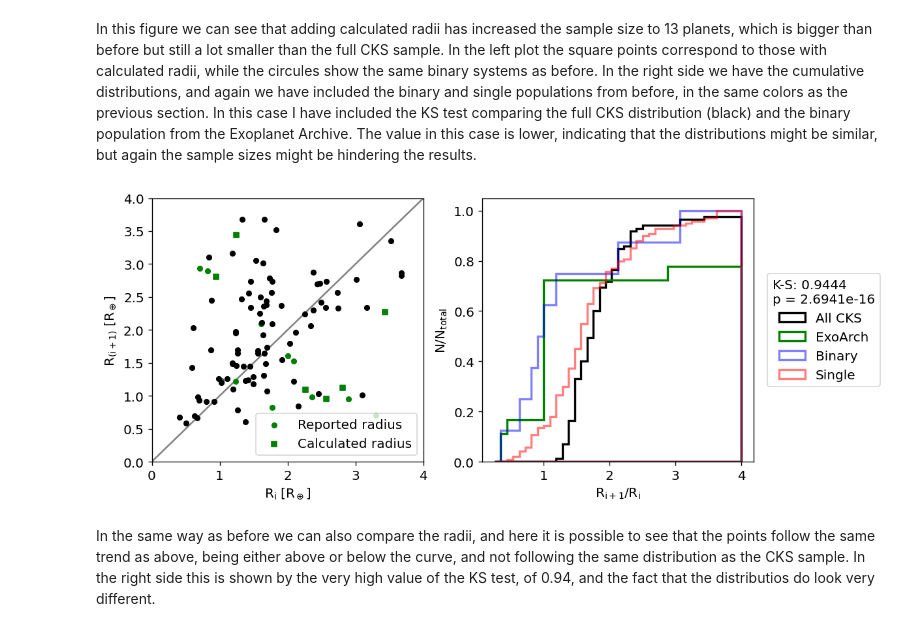
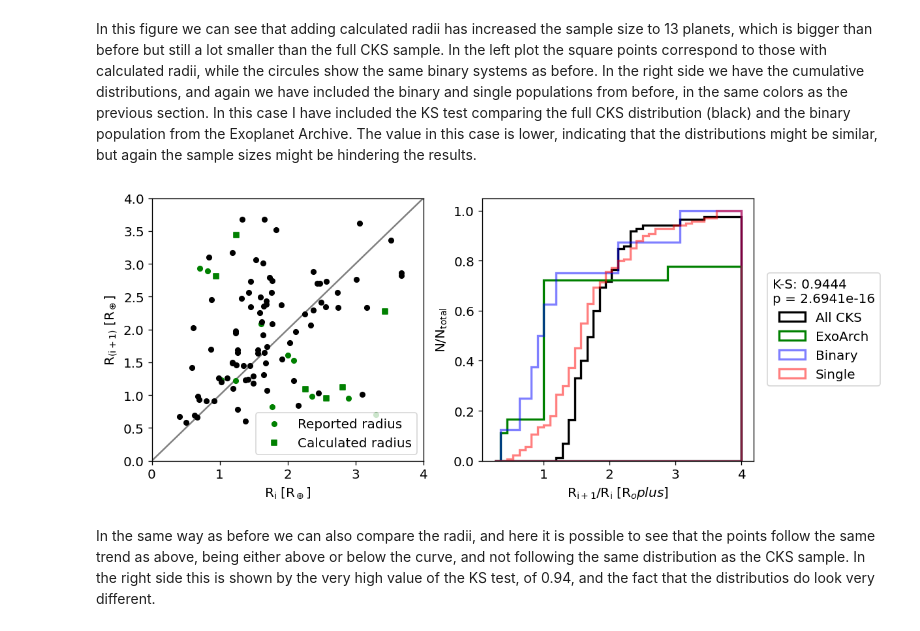
Before and after one commit to vale-og/binary_peas, a Jupyter notebook: PIAP_planets_in_binaries.ipynb, the cells around one changed output. Cells and saved outputs as stored; diff of their text form; code cells hidden in the pictures.

```diff
--- a/PIAP_planets_in_binaries.ipynb
+++ b/PIAP_planets_in_binaries.ipynb
@@ -115,7 +115,7 @@ norm = mpl.colors.BoundaryNorm(bounds, cmap.N)
 
 
 
-fig, axs = plt.subplots(nrows = 1, ncols = 2, figsize = (10,5), width_ratios = [4,3])
+fig, axs = plt.subplots(nrows = 1, ncols = 2, figsize = (12,5), width_ratios = [4,3])
 
 for planets_in_system in range(3,7):
 
@@ -648,35 +648,35 @@ axs[0].legend()
 
 axs[1].hist(cks_rads, edgecolor = 'k', histtype = 'stepfilled', bins = 40, range = (0.25,4),
             weights = 1/(np.ones(len(cks_rads))*len(cks_rads)), fill = False, cumulative = True, label = 'All CKS',  linewidth = 2)
 
 axs[1].hist(archive_rads, edgecolor = 'green', histtype = 'stepfilled', bins = 40, range = (0.25,4),
             weights = 1/(np.ones(len(archive_rads))*len(archive_rads)), fill = False, cumulative = True, label = 'ExoArch',  linewidth = 2)
 
 
 axs[1].hist(binary_rads, edgecolor = 'blue', histtype = 'stepfilled', bins = 40,
             range = (0.25,4), weights = 1/(np.ones(len(binary_rads))*len(binary_rads)), label = 'Binary',
             cumulative = True, fill = False, linewidth = 2, alpha = 0.5)
 
 
 axs[1].hist(single_rads, edgecolor = 'red', histtype = 'stepfilled', bins = 40,
             range = (0.25,4), weights = 1/(np.ones(len(single_rads))*len(single_rads)), label = 'Single',
             cumulative = True, fill = False, linewidth = 2, alpha = 0.5)
 
 
 
-axs[1].set_xlabel('R$_\\mathrm{i+1}$/R$_\\mathrm{i}$')
+axs[1].set_xlabel('R$_\\mathrm{i+1}$/R$_\\mathrm{i}$ [R$_oplus$]')
 axs[1].set_ylabel('N/N$_\\mathrm{total}$')
 
 
 statistic, pvalue = ks_2samp(cks_rads, archive_rads)
 
 axs[1].legend(title = f'K-S: {round(statistic,4)}\np = ' + '{:.4e}'.format(pvalue),
               bbox_to_anchor=(1.05, 0.5),
                          loc='center left', borderaxespad=0.)
 
 plt.show()
 # %% [output]
-[figure, old version]
+[figure, new version]
 # %% [markdown]
 In the same way as before we can also compare the radii, and here it is possible to see that the points follow the same trend as above, being either above or below the curve, and not following the same distribution as the CKS sample. In the right side this is shown by the very high value of the KS test, of 0.94, and the fact that the distributios do look very different.
 # %% [markdown]
```
Also changed, not shown: parts of 2 cells of this notebook, 1 other file.
